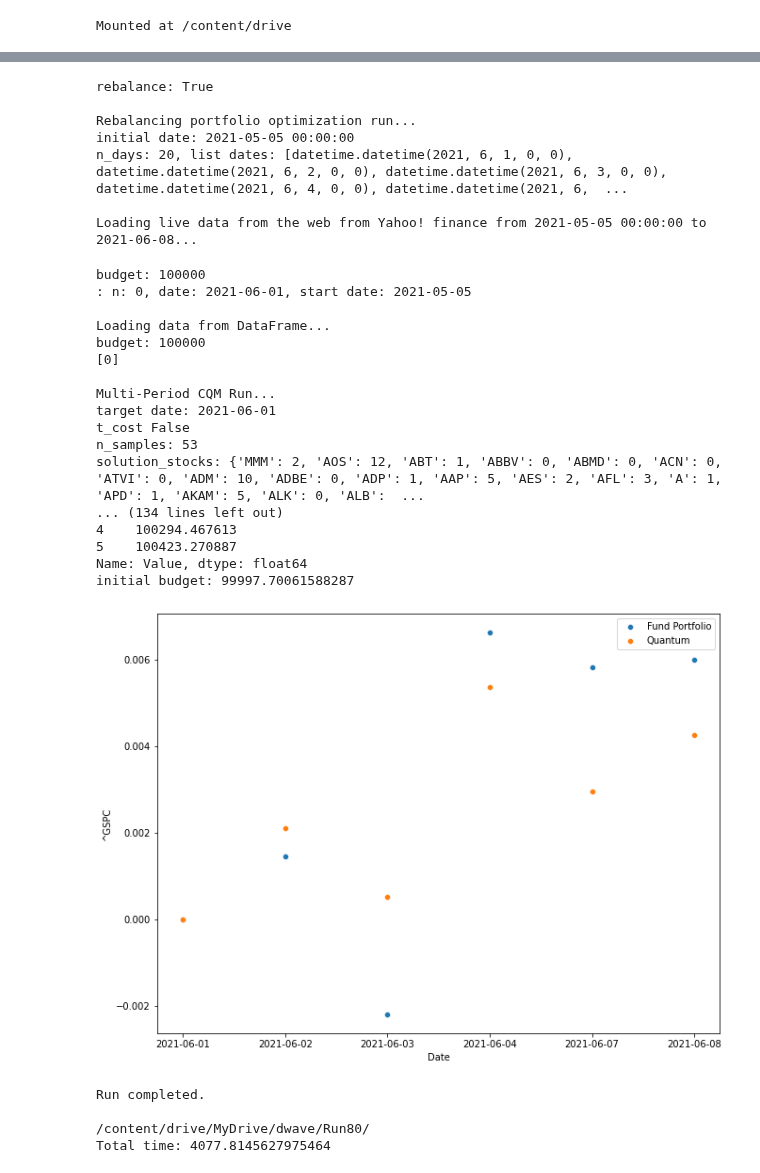
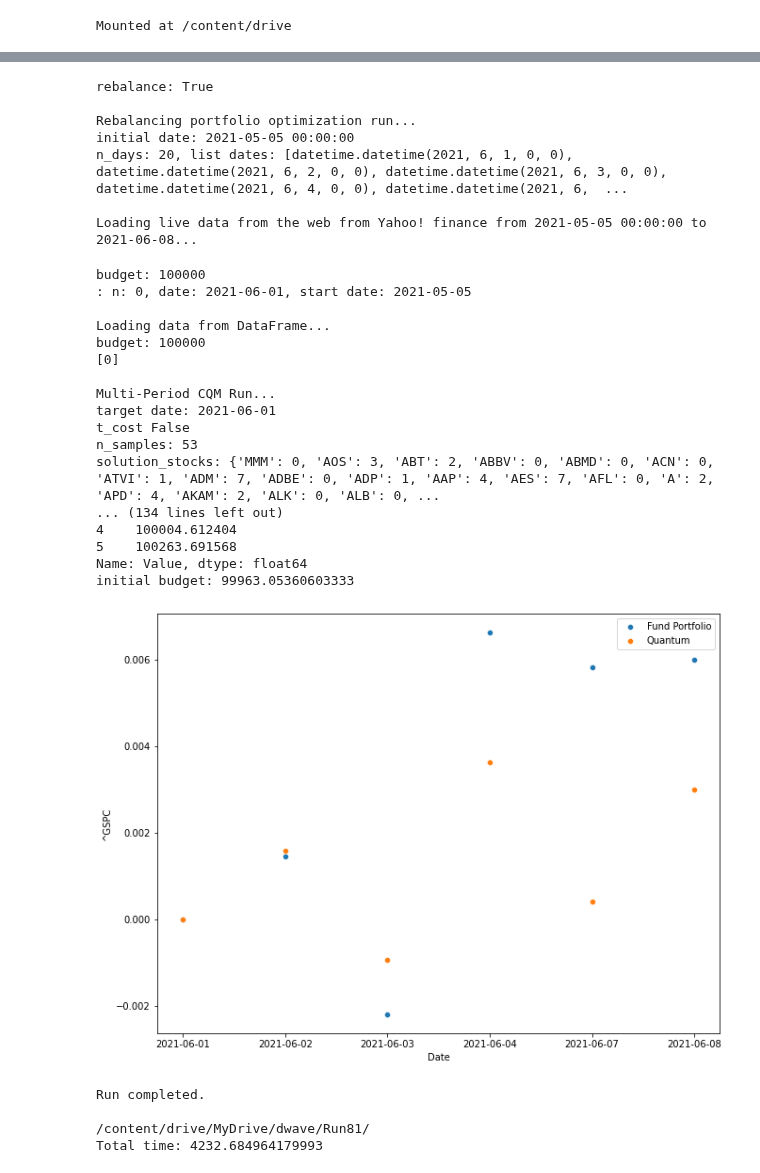
Before and after one commit to bvcmartins/dwaveDev, a Jupyter notebook: portfolioOptimization/solver.ipynb, the cells around one changed output, grey strips where cells are left out. Saved outputs shown, nothing was run; the diff lists cells and outputs as text; code cells hidden in the pictures.

```diff
--- a/portfolioOptimization/solver.ipynb
+++ b/portfolioOptimization/solver.ipynb
@@ -705,7 +659,7 @@ if __name__ == '__main__':
             'budget': 100000,
             'bin_size': '',
             'gamma': '',
-            'alpha': 0.5,
+            'alpha': 1.0,
             'file_path': None,
             'baseline': '^GSPC',
             'max_risk': 0.0,
@@ -716,44 +670,44 @@ if __name__ == '__main__':
             'verbose': False,
             'num': 0,
             't_cost': 0.0,
-            'label': 'Run80',
+            'label': 'Run81',
             'init_holdings': None,
             'window_size': 20,
             'calculation_type': 'daily',
             'save_path': '/content/drive/MyDrive/dwave/'
         }
     locals().update(cfg)
     t1 = time.time()
     main(**locals())
     t2 = time.time()
     print(f'Total time: {t2-t1}')
 # %% [output]
 rebalance: True
 
 Rebalancing portfolio optimization run...
 initial date: 2021-05-05 00:00:00
 n_days: 20, list dates: [datetime.datetime(2021, 6, 1, 0, 0), datetime.datetime(2021, 6, 2, 0, 0), datetime.datetime(2021, 6, 3, 0, 0), datetime.datetime(2021, 6, 4, 0, 0), datetime.datetime(2021, 6,  ...
 
 Loading live data from the web from Yahoo! finance from 2021-05-05 00:00:00 to 2021-06-08...
 budget: 100000
 : n: 0, date: 2021-06-01, start date: 2021-05-05
 
 Loading data from DataFrame...
 budget: 100000
 [0]
 
 Multi-Period CQM Run...
 target date: 2021-06-01
 t_cost False
 n_samples: 53
-solution_stocks: {'MMM': 2, 'AOS': 12, 'ABT': 1, 'ABBV': 0, 'ABMD': 0, 'ACN': 0, 'ATVI': 0, 'ADM': 10, 'ADBE': 0, 'ADP': 1, 'AAP': 5, 'AES': 2, 'AFL': 3, 'A': 1, 'APD': 1, 'AKAM': 5, 'ALK': 0, 'ALB':  ...
+solution_stocks: {'MMM': 0, 'AOS': 3, 'ABT': 2, 'ABBV': 0, 'ABMD': 0, 'ACN': 0, 'ATVI': 1, 'ADM': 7, 'ADBE': 0, 'ADP': 1, 'AAP': 4, 'AES': 7, 'AFL': 0, 'A': 2, 'APD': 4, 'AKAM': 2, 'ALK': 0, 'ALB': 0, ...
 ... (134 lines left out)
-4    100294.467613
-5    100423.270887
+4    100004.612404
+5    100263.691568
 Name: Value, dtype: float64
-initial budget: 99997.70061588287
+initial budget: 99963.05360603333
-[figure, old version]
+[figure, new version]
 Run completed.
 
-/content/drive/MyDrive/dwave/Run80/
-Total time: 4077.8145627975464
+/content/drive/MyDrive/dwave/Run81/
+Total time: 4232.684964179993
```
Also changed, not shown: parts of 2 cells of this notebook.
